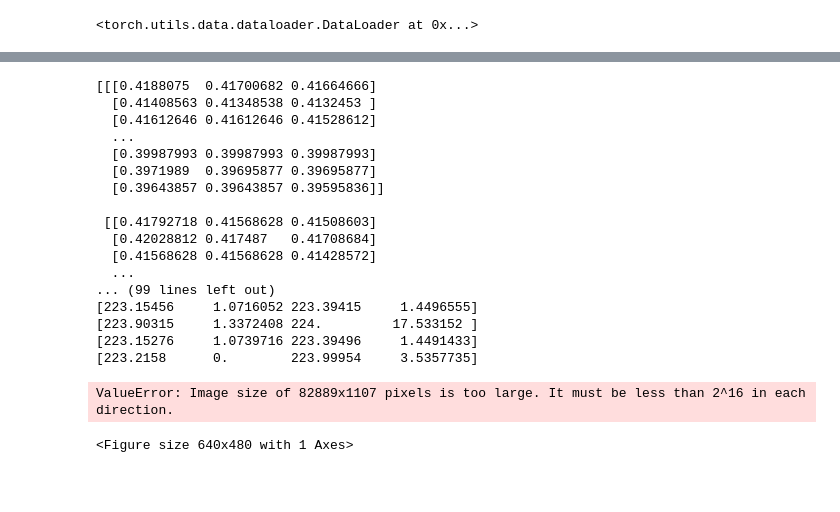
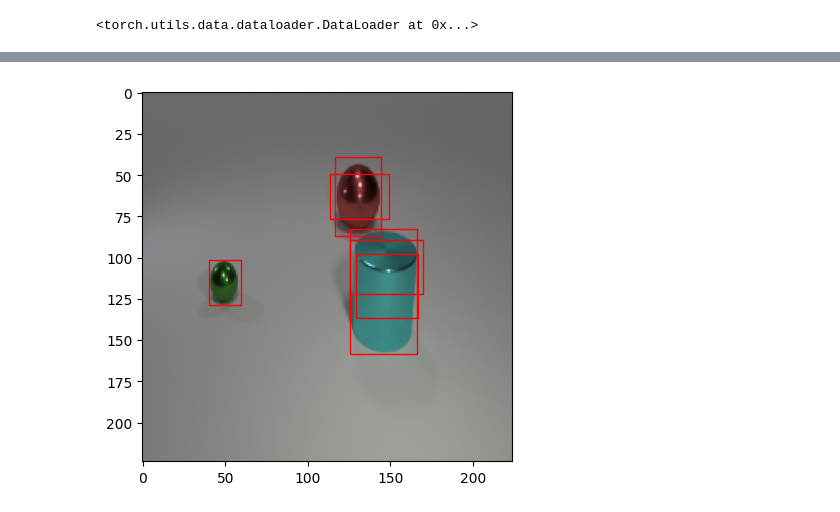
Before and after one commit to smb-h/iirbctf, a Jupyter notebook: notebooks/faster_rcnn_torch.ipynb, the cells around one changed output, grey strips where cells are left out. Cells and saved outputs as stored; diff of their text form; code cells hidden in the pictures; blank space fills up the shorter version.

```diff
--- a/notebooks/faster_rcnn_torch.ipynb
+++ b/notebooks/faster_rcnn_torch.ipynb
@@ -999,7 +876,7 @@ def train_one_epoch(model, optimizer, data_loader, device, epoch, print_freq, sc
         )
 
     for images, targets in metric_logger.log_every(data_loader, print_freq, header):
-        images = list(image.to(device) for image in images)
+        images = list(torch.as_tensor(image, device=device) for image in images)
 
         targets = [{k: v.to(device) for k, v in t.items()} for t in targets]
         with torch.cuda.amp.autocast(enabled=scaler is not None):
@@ -1050,7 +927,7 @@ def evaluate(model, data_loader, device):
     coco_evaluator = CocoEvaluator(coco, iou_types)
 
     for images, targets in metric_logger.log_every(data_loader, 100, header):
-        images = list(img.to(device) for img in images)
+        images = list(torch.as_tensor(image, device=device) for image in images)
 
         if torch.cuda.is_available():
             torch.cuda.synchronize()
@@ -1077,6 +954,7 @@ def evaluate(model, data_loader, device):
     torch.set_num_threads(n_threads)
     return coco_evaluator
 # %%
+model.train()
 # training for 10 epochs
 num_epochs = 10
 
@@ -1196,27 +1040,14 @@ tensor([0.3098, 0.3098, 0.3058, 0.3058, 0.2681, 0.2623, 0.2601, 0.2568, 0.2550,
-# %%
-print(_test_img)
-for bbx in this_pred['boxes']:
-    print(bbx)
-# %% [output]
-[[[0.4188075  0.41700682 0.41664666]
-  [0.41408563 0.41348538 0.4132453 ]
-  [0.41612646 0.41612646 0.41528612]
-  ...
-  [0.39987993 0.39987993 0.39987993]
-  [0.3971989  0.39695877 0.39695877]
-  [0.39643857 0.39643857 0.39595836]]
-
- [[0.41792718 0.41568628 0.41508603]
-  [0.42028812 0.417487   0.41708684]
-  [0.41568628 0.41568628 0.41428572]
-  ...
-... (99 lines left out)
-[223.15456     1.0716052 223.39415     1.4496555]
-[223.90315     1.3372408 224.         17.533152 ]
-[223.15276     1.0739716 223.39496     1.4491433]
-[223.2158      0.        223.99954     3.5357735]
-# %%
-plot_bbox(_test_img, this_pred)
-# %% [output]
-ValueError: Image size of 82889x1107 pixels is too large. It must be less than 2^16 in each direction.
-<Figure size 640x480 with 1 Axes>
+# %%
+from matplotlib import patches
+
+
+fig = plt.figure()
+ax = fig.add_subplot(1, 1, 1)
+ax.imshow(_test_img)
+for box in this_pred['boxes']:
+    xmin, ymin, xmax, ymax = box
+    rect = patches.Rectangle((xmin, ymin), xmax - xmin, ymax - ymin, linewidth=1, edgecolor='r', facecolor='none')
+    ax.add_patch(rect)
+plt.show()
+# %% [output]
+[figure, added]
```
Also changed, not shown: parts of 27 cells of this notebook, 1 other file.
